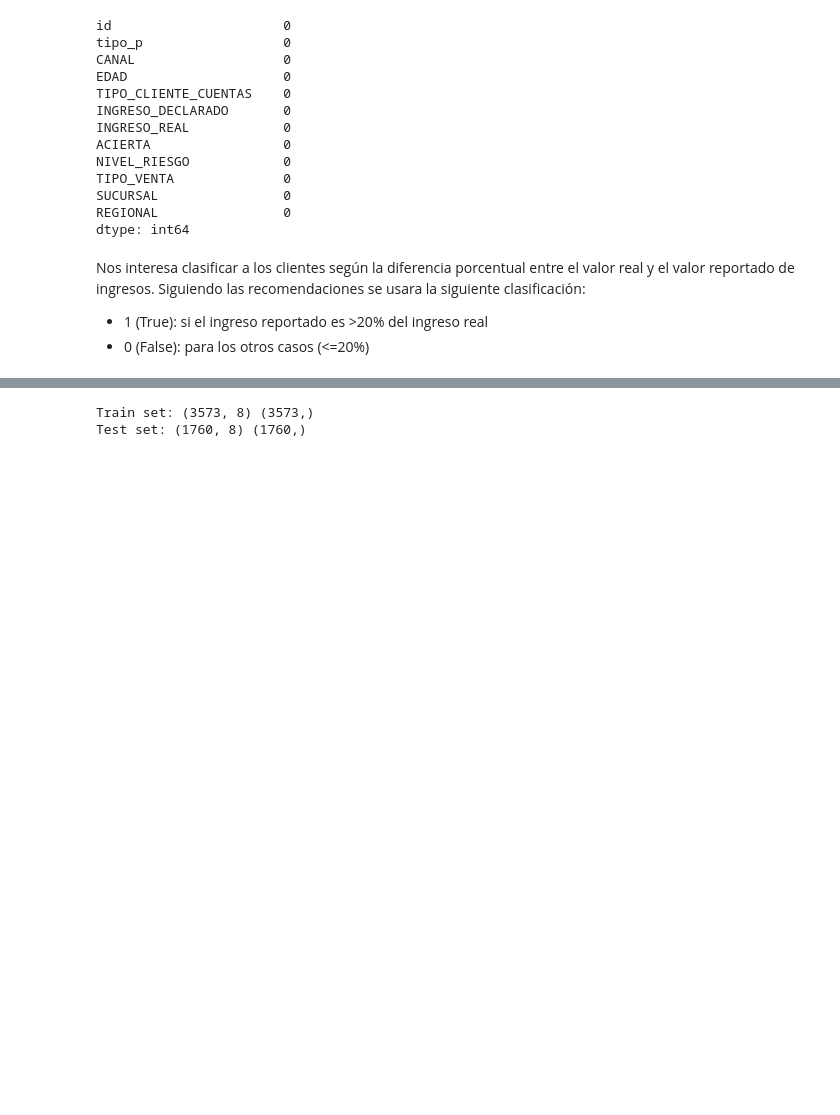
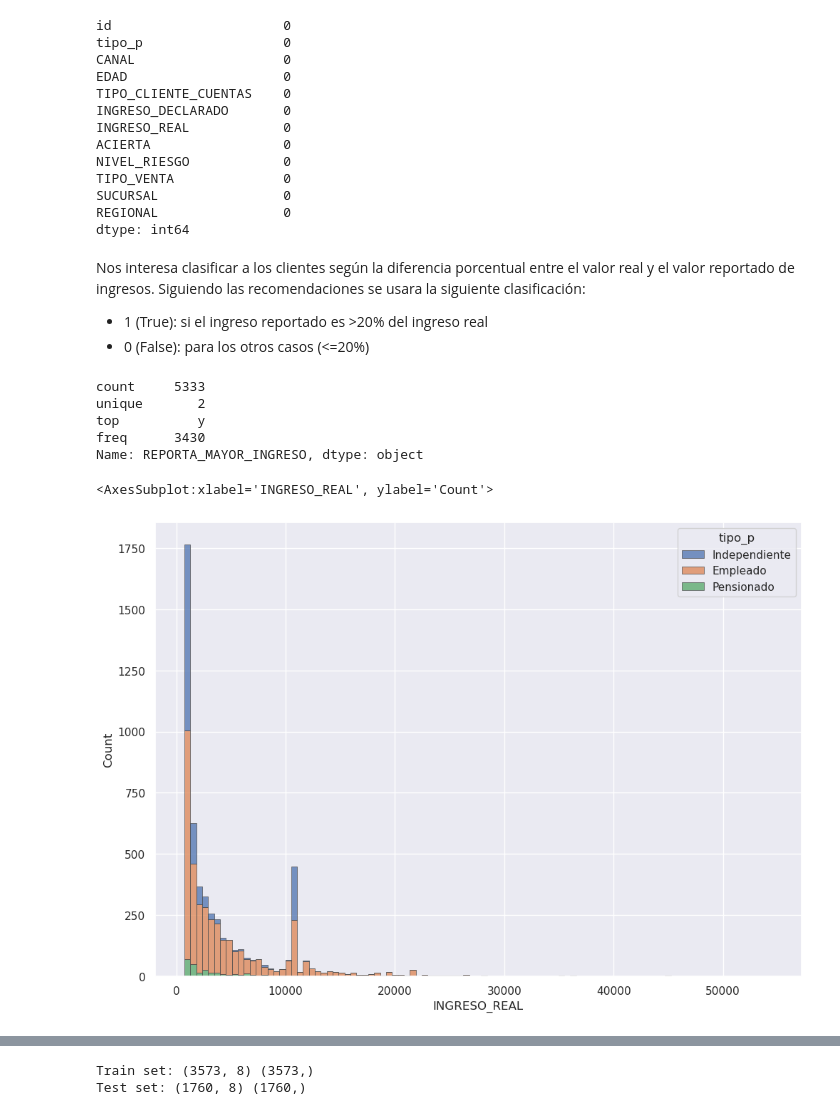
Before and after one commit to JuanseGomezM/Prof_Analysis, a Jupyter notebook: Pro_Analysis_Prueba.ipynb, the cells around one changed output, grey strips where cells are left out. Cells and saved outputs as stored; diff of their text form; code cells hidden in the pictures; blank space fills up the shorter version.

```diff
--- a/Pro_Analysis_Prueba.ipynb
+++ b/Pro_Analysis_Prueba.ipynb
@@ -165,0 +179,21 @@ for i in cc_analytics.index:
+# %%
+cc_analytics_description_report = cc_analytics['REPORTA_MAYOR_INGRESO'].describe()
+print(cc_analytics_description_report)
+# %% [output]
+count     5333
+unique       2
+top          y
+freq      3430
+Name: REPORTA_MAYOR_INGRESO, dtype: object
+# %%
+#cc_analytics['EDAD'].plot(kind='hist')
+sns.set(rc={'figure.figsize':(11.7,8.27)})
+sns.histplot(cc_analytics,
+    x="INGRESO_REAL", hue="tipo_p",
+    multiple="stack",
+    edgecolor=".3",
+    linewidth=.5,
+)
+# %% [output]
+<AxesSubplot:xlabel='INGRESO_REAL', ylabel='Count'>
+[figure, added]
```
Also changed, not shown: parts of 19 cells of this notebook.
